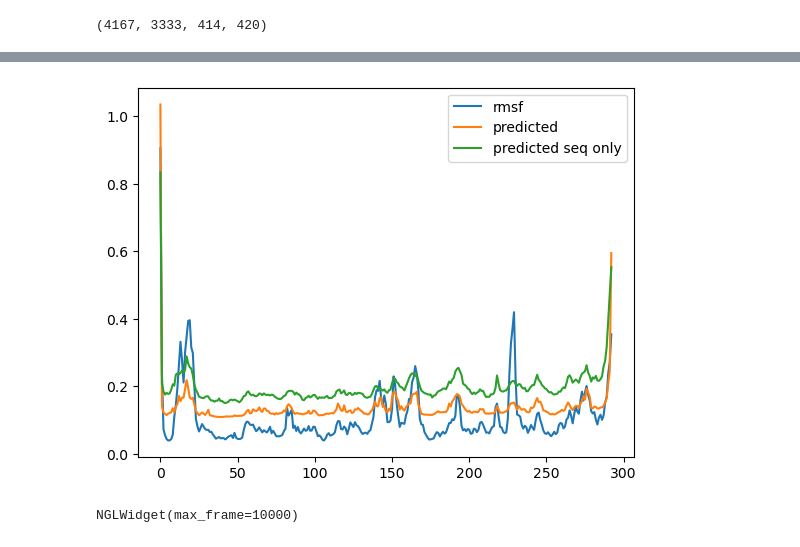
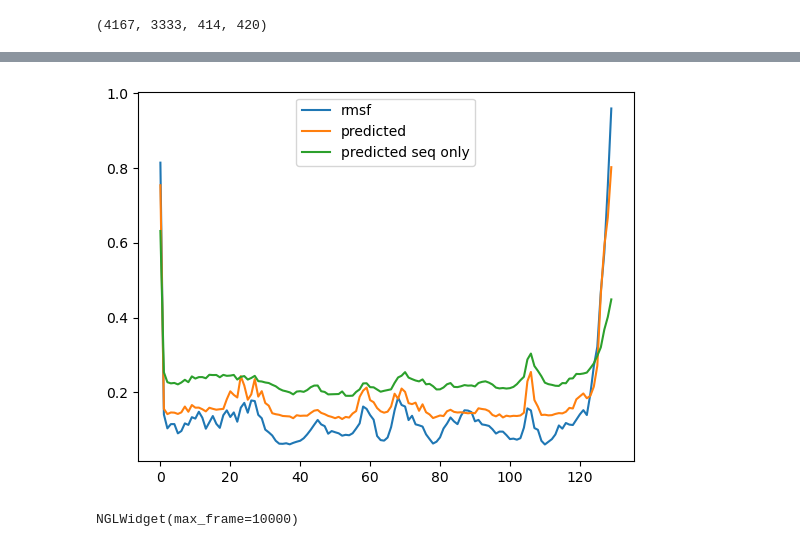
Before and after one commit to flatironinstitute/RocketSHP, a Jupyter notebook: notebooks/1.03_atlas_to_torch.ipynb, the cells around one changed output, grey strips where cells are left out. Cells and saved outputs as stored; diff of their text form; code cells hidden in the pictures.

```diff
--- a/notebooks/1.03_atlas_to_torch.ipynb
+++ b/notebooks/1.03_atlas_to_torch.ipynb
@@ -20,0 +23,4 @@ ads = adl.dataset
+# %%
+batch = [adl.dataset[0], adl.dataset[1], adl.dataset[2], adl.dataset[3]]
+# %%
+x,l,y = _dict_collate_fn(batch)
@@ -84,7 +148,7 @@ len(adl.dataset), len(adl.train_data), len(adl.val_data), len(adl.test_data)
 # %%
 import torch.nn as nn
 # %%
-SAMPLE_I = 150
+SAMPLE_I = 5
 
 def normalize(x):
     return (x - x.min()) / (x.max() - x.min())
@@ -122,4 +186,4 @@ plt.show()
-[figure, old version]
+[figure, new version]
 # %%
 import mdtraj as md
 import nglview as nv
```
Also changed, not shown: parts of 8 cells of this notebook, 18 other files.
